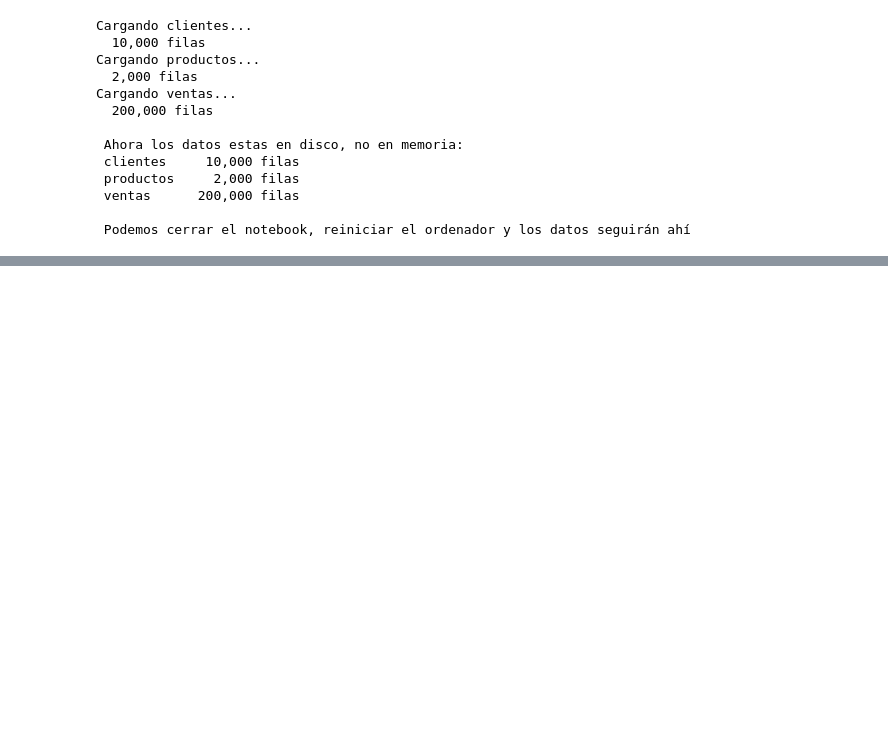
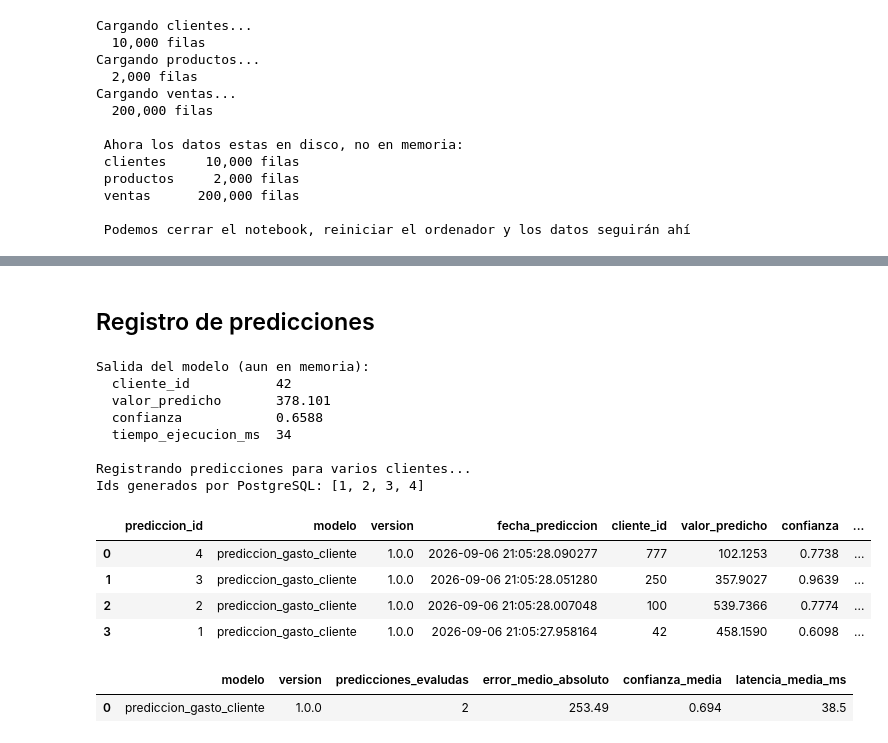
Before and after one commit to Jorge0827/MasterIA-Cohorte7, a Jupyter notebook: Modulo_2/Unidad_1/Clase_2_persistencia/notebooks/persistencia_base_de_datos.ipynb, the cells around one changed output, grey strips where cells are left out. Saved outputs shown, nothing was run; the diff lists cells and outputs as text; code cells hidden in the pictures; blank space fills up the shorter version.

```diff
--- a/Modulo_2/Unidad_1/Clase_2_persistencia/notebooks/persistencia_base_de_datos.ipynb
+++ b/Modulo_2/Unidad_1/Clase_2_persistencia/notebooks/persistencia_base_de_datos.ipynb
@@ -170,0 +351,56 @@ Cargando ventas...
+# %% [markdown]
+## Registro de predicciones
+# %%
+from src.predicciones import predecir_y_registrar, simular_prediccion, ultimas_predicciones
+
+# Paso 1: "inferencia". Devuelve un diccionario, sin guardar nada todavia.
+# La semilla fija hace que el resultado sea siempre el mismo en clase.
+resultado = simular_prediccion(cliente_id=42, semilla=7)
+print("Salida del modelo (aun en memoria):")
+for clave, valor in resultado.items():
+    print(f"  {clave:<20} {valor}")
+
+# Paso 2: predecir Y PERSISTIR. Devuelve el id que ha generado PostgreSQL.
+print("\nRegistrando predicciones para varios clientes...")
+ids = [predecir_y_registrar(cliente_id, semilla=cliente_id) for cliente_id in [42, 100, 250, 777]]
+print("Ids generados por PostgreSQL:", ids)
+
+ultimas_predicciones(limite=5)
+# %% [output]
+Salida del modelo (aun en memoria):
+  cliente_id           42
+  valor_predicho       378.101
+  confianza            0.6588
+  tiempo_ejecucion_ms  34
+
+Registrando predicciones para varios clientes...
+Ids generados por PostgreSQL: [1, 2, 3, 4]
+|  | prediccion_id | modelo | version | fecha_prediccion | cliente_id | valor_predicho | confianza | ... |
+| 0 | 4 | prediccion_gasto_cliente | 1.0.0 | 2026-09-06 21:05:28.090277 | 777 | 102.1253 | 0.7738 | ... |
+| 1 | 3 | prediccion_gasto_cliente | 1.0.0 | 2026-09-06 21:05:28.051280 | 250 | 357.9027 | 0.9639 | ... |
+| 2 | 2 | prediccion_gasto_cliente | 1.0.0 | 2026-09-06 21:05:28.007048 | 100 | 539.7366 | 0.7774 | ... |
+| 3 | 1 | prediccion_gasto_cliente | 1.0.0 | 2026-09-06 21:05:27.958164 | 42 | 458.1590 | 0.6098 | ... |
+# %%
+#Actualización de resultado
+
+from src.predicciones import actualizar_resultado_real
+
+actualizar_resultado_real(ids[0], 520.50)
+actualizar_resultado_real(ids[1], 95.10)
+
+
+consultar("""
+    SELECT
+        modelo,
+        version,
+        COUNT(*)                                            AS predicciones_evaludas,
+        ROUND(AVG(ABS(valor_predicho - resultado_real)), 2)  AS error_medio_absoluto,
+        ROUND(AVG(confianza), 3)                             AS confianza_media,
+        ROUND(AVG(tiempo_ejecucion_ms), 1)                   AS latencia_media_ms
+    FROM predicciones
+    WHERE resultado_real IS NOT NULL
+    GROUP BY modelo, version
+""")
+# %% [output]
+|  | modelo | version | predicciones_evaludas | error_medio_absoluto | confianza_media | latencia_media_ms |
+| 0 | prediccion_gasto_cliente | 1.0.0 | 2 | 253.49 | 0.694 | 38.5 |
```
Also changed, not shown: parts of 18 cells of this notebook.
